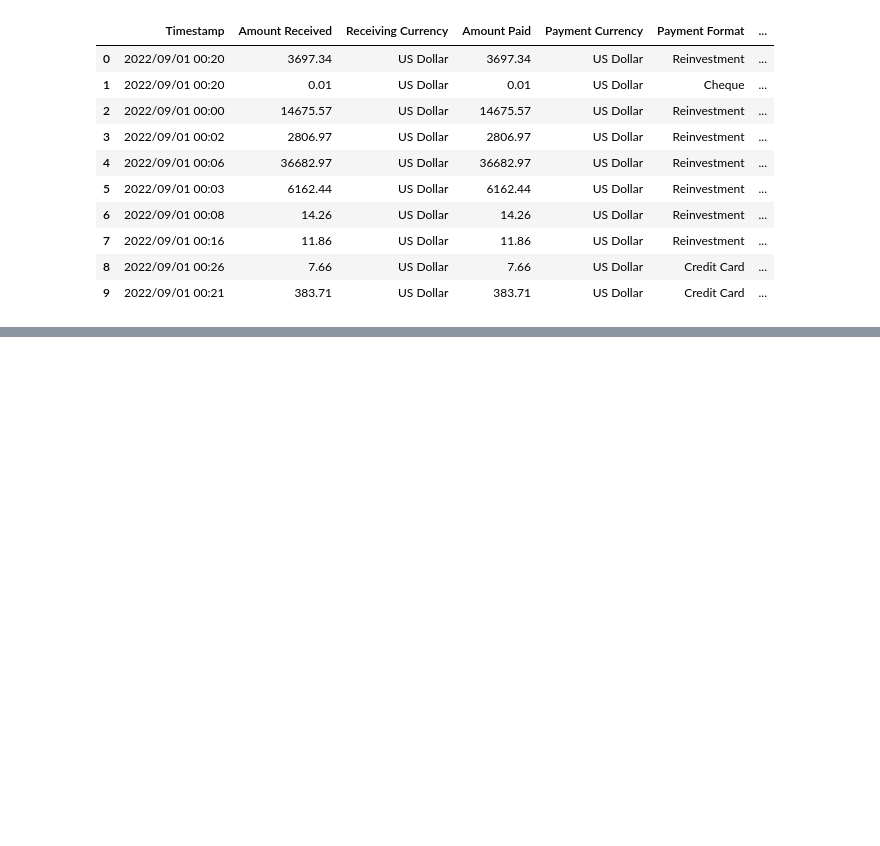
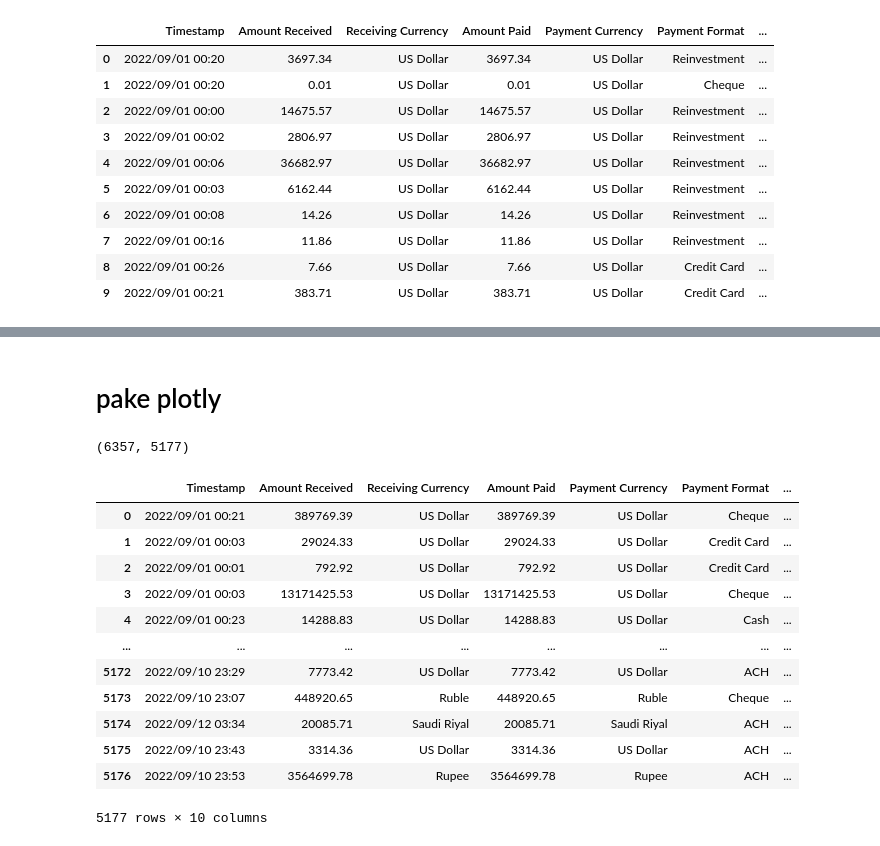
Before and after one commit to kikiraihan/bi_network_science, a Jupyter notebook: notebook/aml_network_science.ipynb, the cells around one changed output, grey strips where cells are left out. Saved outputs shown, nothing was run; the diff lists cells and outputs as text; code cells hidden in the pictures; blank space fills up the shorter version.

```diff
--- a/notebook/aml_network_science.ipynb
+++ b/notebook/aml_network_science.ipynb
@@ -167,0 +149,25 @@ bk.io.save(fig)
+# %%
+# Membuat graph dari DataFrame
+G = nx.from_pandas_edgelist(
+    df_edge[df_edge['Is Laundering']==1], 'id_from', 'id_to',
+    [
+        'Amount Received', 'Receiving Currency', 'Amount Paid',
+        'Payment Currency', 'Payment Format', 'Is Laundering',
+        'id_from', 'id_to',
+    ],
+    create_using= nx.MultiGraph #nx.MultiDiGraph() kalau berarah
+)
+
+# G = nx.karate_club_graph()
+
+# node attribute
+# tidak ada selain id
+# %%
+# tambah atribut node
+fake = Faker()
+df_node['Nama'] = [fake.name() for _ in range(len(df_node))]
+df_node['ID_index'] = df_node['ID']
+node_attributes = df_node.set_index('ID_index').to_dict('index')
+nx.set_node_attributes(G, node_attributes)
+
+G.nodes(data=True)
@@ -167,0 +276,2 @@ bk.io.save(fig)
+# %% [markdown]
+# pake plotly
@@ -167,0 +405,29 @@ bk.io.save(fig)
+# %%
+import importlib
+importlib.reload(sys.modules['helper.PlotlyFigHelpers'])
+from helper.PlotlyFigHelpers import fig_bar, fig_line, fig_pie, card_template_html_string
+
+# len(df_node),len(df_edge)
+len(G.nodes(data=True)),len(G.edges(data=True))
+# %% [output]
+(6357, 5177)
+# %%
+df_node_partisi = df_node.merge(
+    component_df, left_on="ID", right_on="node", how="inner"
+).drop(columns=["node","ID_index"])
+# %%
+df_edge[df_edge['Is Laundering']==1].merge(df_node_partisi, left_on='id_from', right_on='ID').drop(columns=['id_to', 'id_from'])
+# %% [output]
+|  | Timestamp | Amount Received | Receiving Currency | Amount Paid | Payment Currency | Payment Format | ... |
+| 0 | 2022/09/01 00:21 | 389769.39 | US Dollar | 389769.39 | US Dollar | Cheque | ... |
+| 1 | 2022/09/01 00:03 | 29024.33 | US Dollar | 29024.33 | US Dollar | Credit Card | ... |
+| 2 | 2022/09/01 00:01 | 792.92 | US Dollar | 792.92 | US Dollar | Credit Card | ... |
+| 3 | 2022/09/01 00:03 | 13171425.53 | US Dollar | 13171425.53 | US Dollar | Cheque | ... |
+| 4 | 2022/09/01 00:23 | 14288.83 | US Dollar | 14288.83 | US Dollar | Cash | ... |
+| ... | ... | ... | ... | ... | ... | ... | ... |
+| 5172 | 2022/09/10 23:29 | 7773.42 | US Dollar | 7773.42 | US Dollar | ACH | ... |
+| 5173 | 2022/09/10 23:07 | 448920.65 | Ruble | 448920.65 | Ruble | Cheque | ... |
+| 5174 | 2022/09/12 03:34 | 20085.71 | Saudi Riyal | 20085.71 | Saudi Riyal | ACH | ... |
+| 5175 | 2022/09/10 23:43 | 3314.36 | US Dollar | 3314.36 | US Dollar | ACH | ... |
+| 5176 | 2022/09/10 23:53 | 3564699.78 | Rupee | 3564699.78 | Rupee | ACH | ... |
+5177 rows × 10 columns
```
Also changed, not shown: parts of 31 cells of this notebook, 24 other files.
